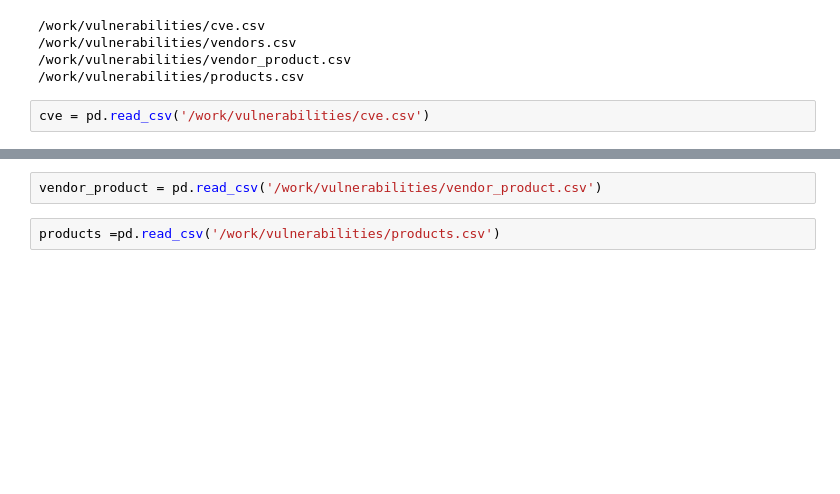
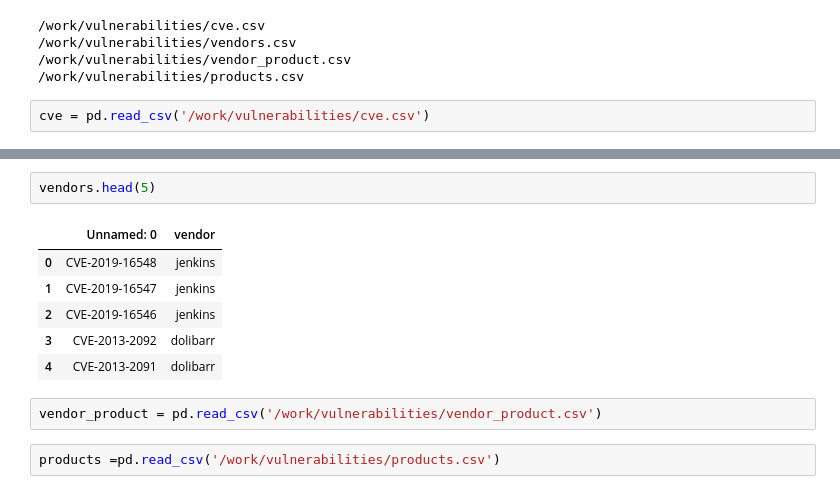
Before and after one commit to ParadiseArt/Northeastern-FinalProject, a Jupyter notebook: notebook.ipynb, the cells around one changed output, grey strips where cells are left out. Saved outputs shown, nothing was run; the diff lists cells and outputs as text; blank space fills up the shorter version.

```diff
--- a/notebook.ipynb
+++ b/notebook.ipynb
@@ -17,3 +87,12 @@ vendors = pd.read_csv('/work/vulnerabilities/vendors.csv')
+# %%
+vendors.head(5)
+# %% [output]
+|  | Unnamed: 0 | vendor |
+| 0 | CVE-2019-16548 | jenkins |
+| 1 | CVE-2019-16547 | jenkins |
+| 2 | CVE-2019-16546 | jenkins |
+| 3 | CVE-2013-2092 | dolibarr |
+| 4 | CVE-2013-2091 | dolibarr |
 # %%
 vendor_product = pd.read_csv('/work/vulnerabilities/vendor_product.csv')
 # %%
```
Also changed, not shown: parts of 9 cells of this notebook, 1 other file.
